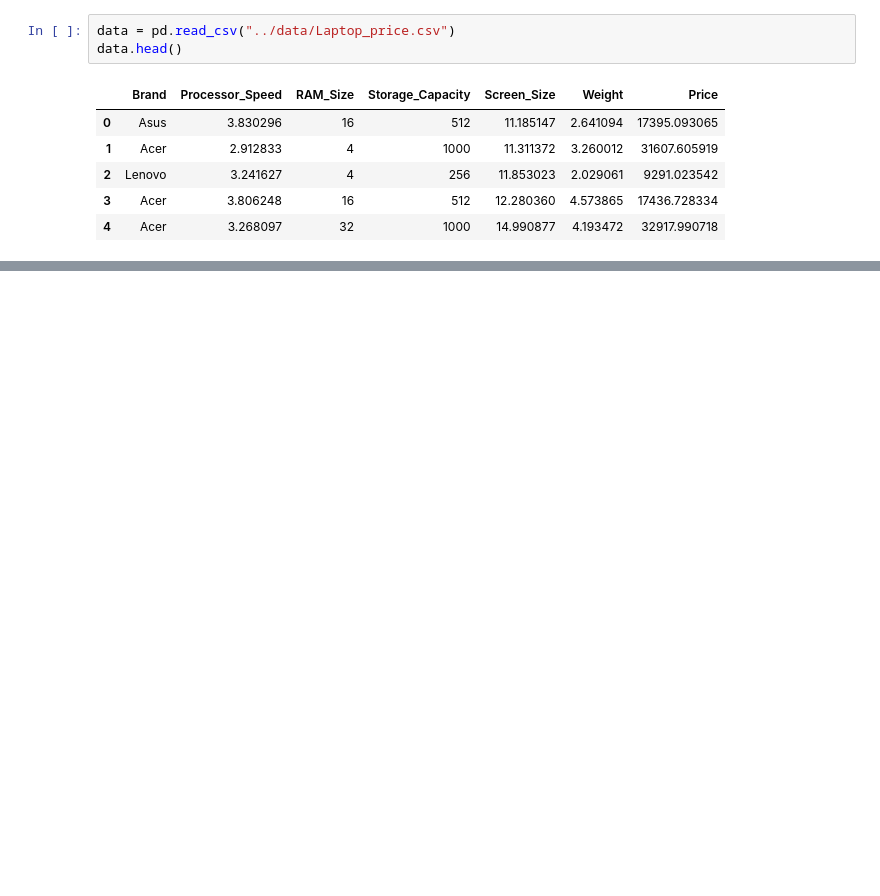
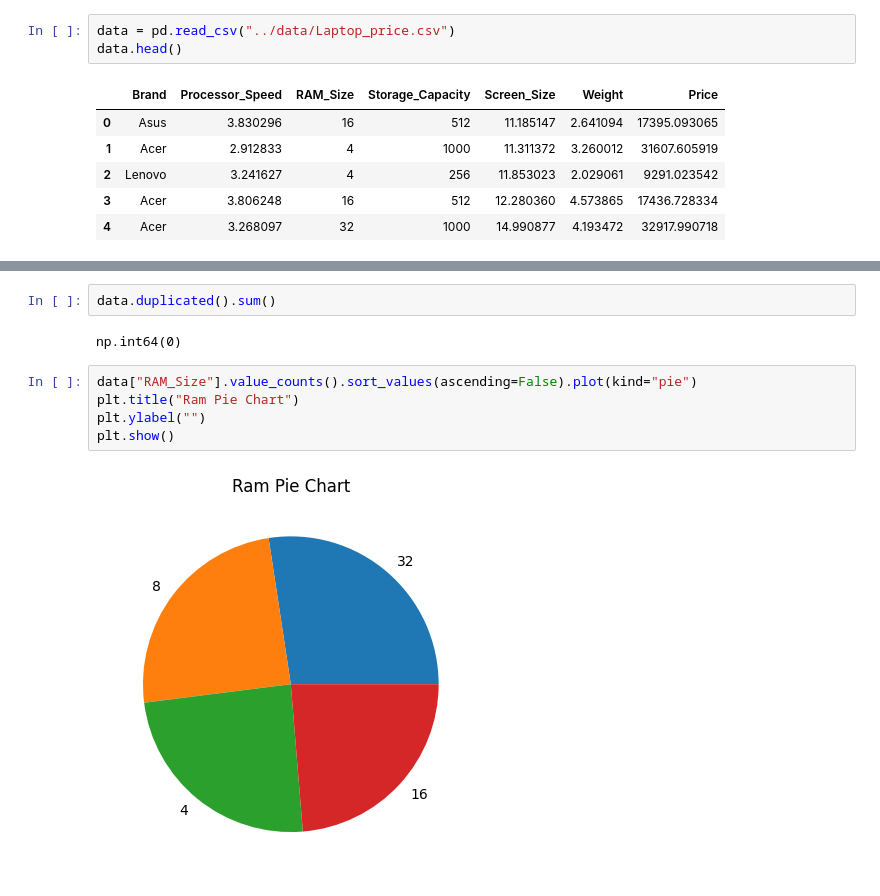
Before and after one commit to kamijoseph/Laptop-Price-Prediction-WebApp, a Jupyter notebook: notebook/main.ipynb, the cells around one changed output, grey strips where cells are left out. Drawn from its saved outputs; the diff is of its cells as text; blank space fills up the shorter version.

```diff
--- a/notebook/main.ipynb
+++ b/notebook/main.ipynb
@@ -17,0 +80,11 @@ data.head()
+# %%
+data.duplicated().sum()
+# %% [output]
+np.int64(0)
+# %%
+data["RAM_Size"].value_counts().sort_values(ascending=False).plot(kind="pie")
+plt.title("Ram Pie Chart")
+plt.ylabel("")
+plt.show()
+# %% [output]
+[figure, added]
```
Also changed, not shown: parts of 11 cells of this notebook.
